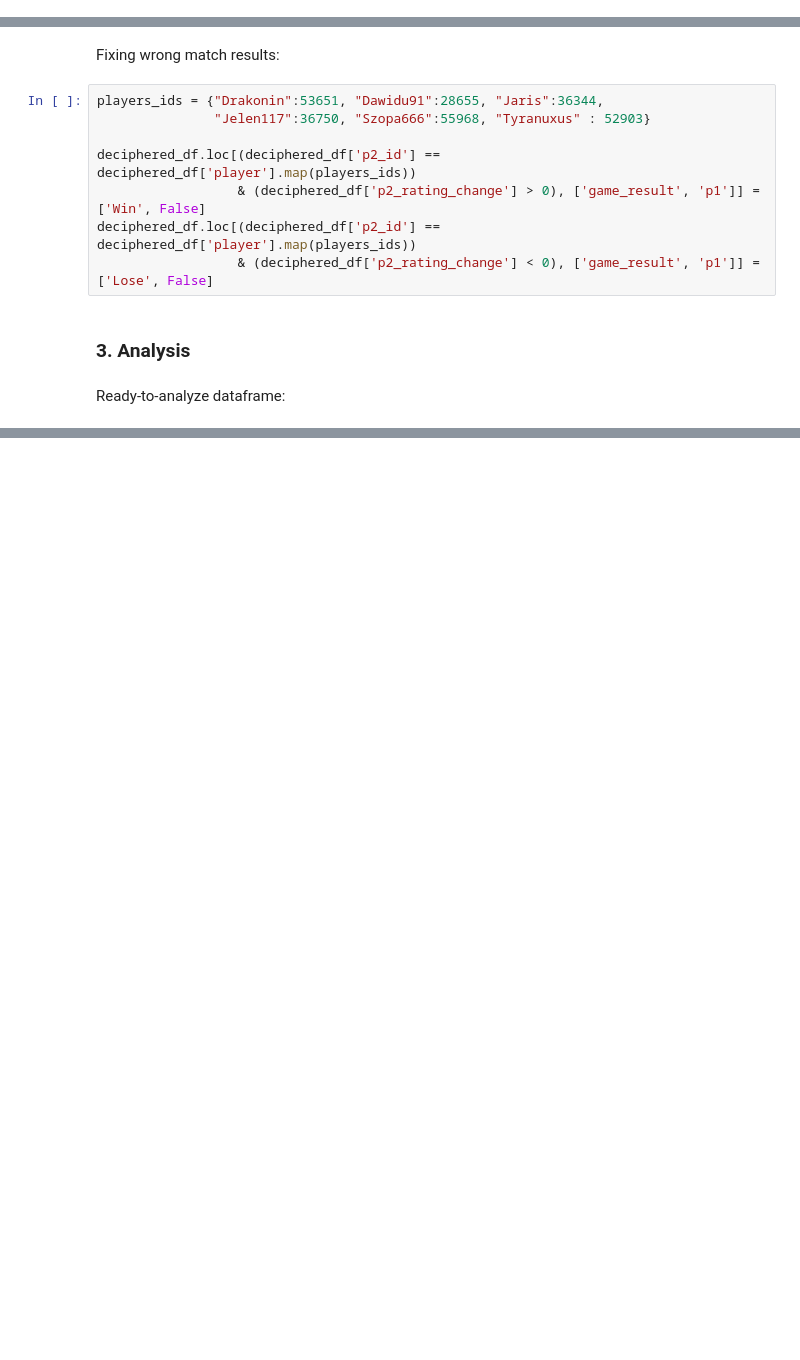
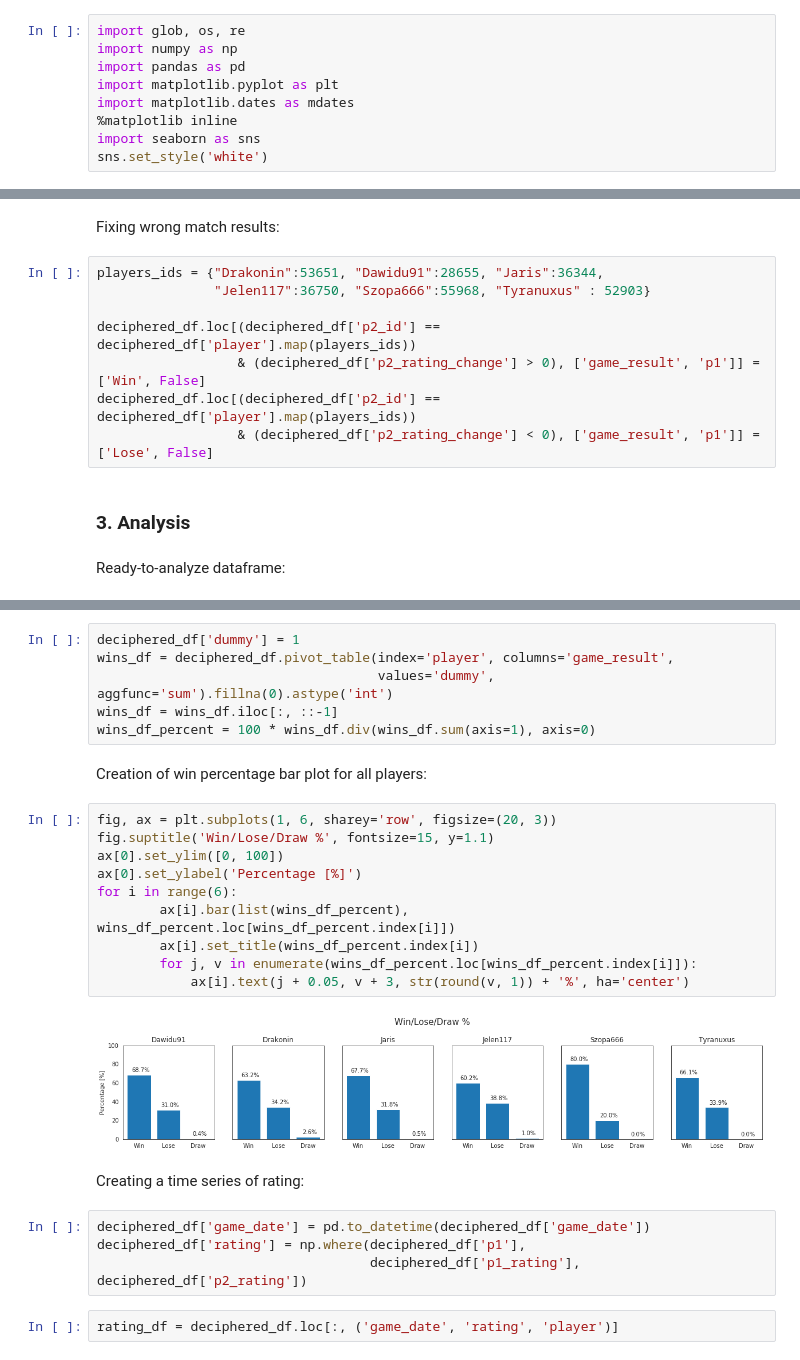
Before and after one commit to lkk7/HW-data-analysis, a Jupyter notebook: main.ipynb, the cells around one changed output, grey strips where cells are left out. Saved outputs shown, nothing was run; the diff lists cells and outputs as text; blank space fills up the shorter version.

Commit message:
more plots

```diff
--- a/main.ipynb
+++ b/main.ipynb
@@ -3,2 +5,11 @@
+# %%
+import glob, os, re
+import numpy as np
+import pandas as pd
+import matplotlib.pyplot as plt
+import matplotlib.dates as mdates
+%matplotlib inline
+import seaborn as sns
+sns.set_style('white')
 # %% [markdown]
 ### 1. Combining data from multiple files
@@ -83,0 +90,28 @@ deciphered_df.head()
+# %%
+deciphered_df['dummy'] = 1
+wins_df = deciphered_df.pivot_table(index='player', columns='game_result',
+                                    values='dummy', aggfunc='sum').fillna(0).astype('int')
+wins_df = wins_df.iloc[:, ::-1]
+wins_df_percent = 100 * wins_df.div(wins_df.sum(axis=1), axis=0)
+# %% [markdown]
+Creation of win percentage bar plot for all players:
+# %%
+fig, ax = plt.subplots(1, 6, sharey='row', figsize=(20, 3))
+fig.suptitle('Win/Lose/Draw %', fontsize=15, y=1.1)
+ax[0].set_ylim([0, 100])
+ax[0].set_ylabel('Percentage [%]')
+for i in range(6):
+        ax[i].bar(list(wins_df_percent), wins_df_percent.loc[wins_df_percent.index[i]])
+        ax[i].set_title(wins_df_percent.index[i])
+        for j, v in enumerate(wins_df_percent.loc[wins_df_percent.index[i]]):
+            ax[i].text(j + 0.05, v + 3, str(round(v, 1)) + '%', ha='center')
+# %% [output]
+[figure, added]
+# %% [markdown]
+Creating a time series of rating:
+# %%
+deciphered_df['game_date'] = pd.to_datetime(deciphered_df['game_date'])
+deciphered_df['rating'] = np.where(deciphered_df['p1'],
+                                   deciphered_df['p1_rating'], deciphered_df['p2_rating'])
+# %%
+rating_df = deciphered_df.loc[:, ('game_date', 'rating', 'player')]
```
Also changed, not shown: parts of 19 cells of this notebook.
